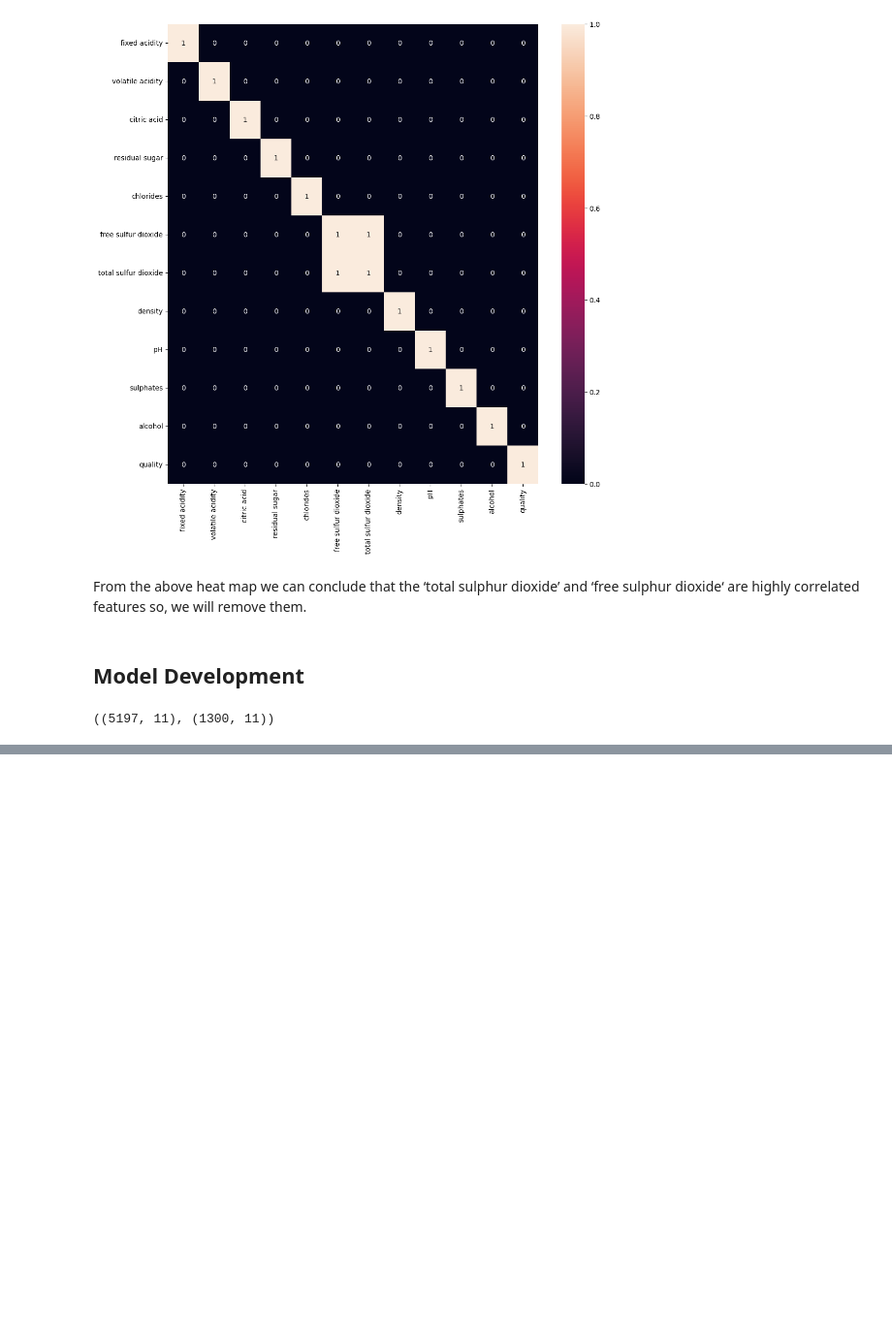
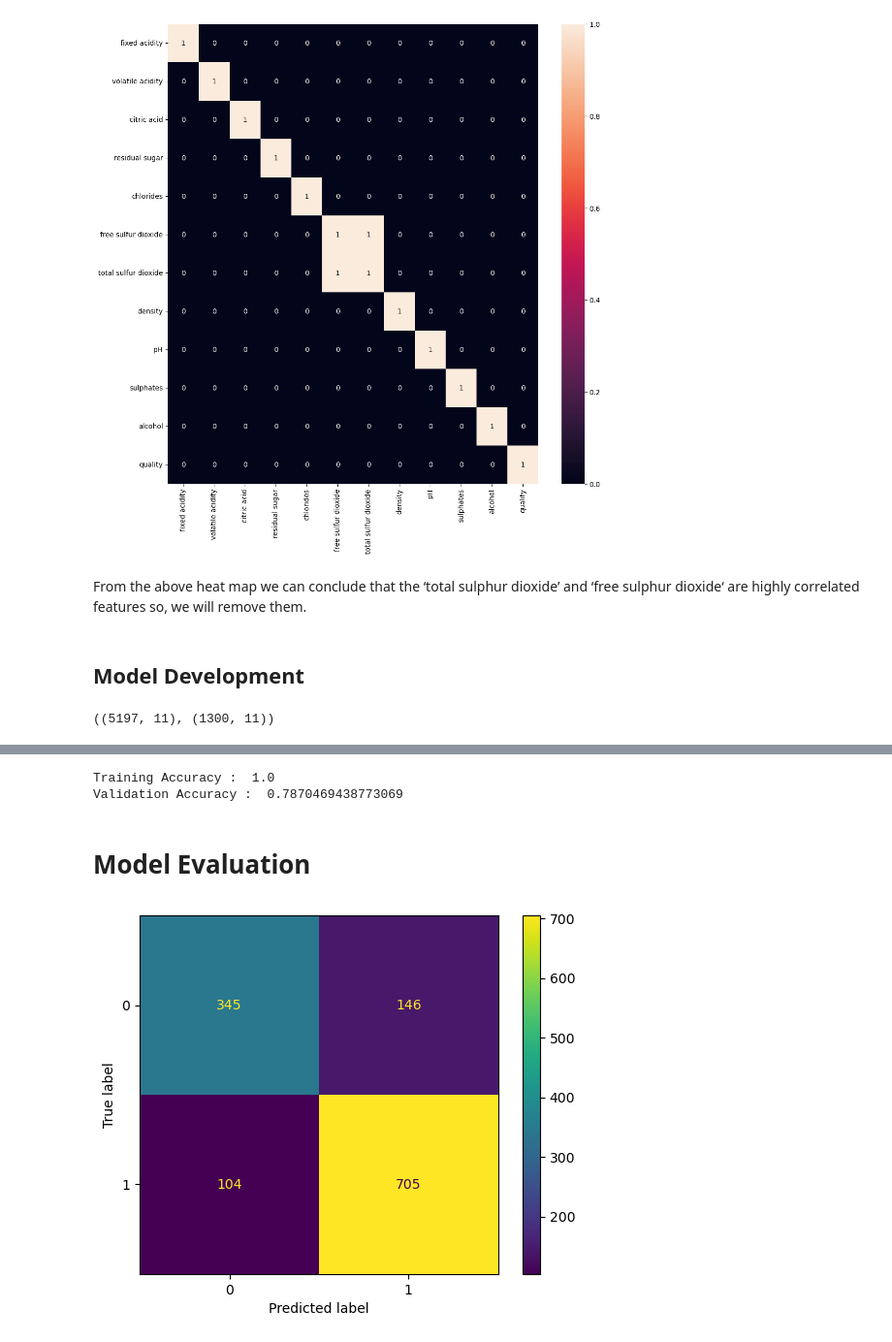
Before and after one commit to modwedar/machine-learning-portfolio, a Jupyter notebook: Courses/wine_quality_prediction.ipynb, the cells around one changed output, grey strips where cells are left out. Shown at 97% size. Cells and saved outputs as stored; diff of their text form; code cells hidden in the pictures; blank space fills up the shorter version.

Commit message:
End Wine Quality Prediction

```diff
--- a/Courses/wine_quality_prediction.ipynb
+++ b/Courses/wine_quality_prediction.ipynb
@@ -154,0 +201,24 @@ x_train.shape, x_test.shape
+# %%
+from sklearn.model_selection import RandomizedSearchCV
+
+# Define parameter space
+param_dist = {
+    'n_estimators': range(100, 1000, 100),
+    'max_depth': range(3, 16),
+    'learning_rate': [0.001, 0.01, 0.1, 0.3],
+    'subsample': [0.5, 0.7, 0.9],
+    'min_child_weight': [ 1, 3, 5, 7 ],
+    'colsample_bytree': [0.3, 0.4, 0.5 , 0.7],
+    'gamma': [0.0, 0.1, 0.2 , 0.3, 0.4]
+}
+
+# Define objective function
+scoring = 'roc_auc'
+
+# Define XGBoost model
+
+# Run Random Search algorithm
+random_search = RandomizedSearchCV(
+    models[1], param_distributions=param_dist, n_iter=10, cv=5, scoring=scoring, verbose=2, n_jobs=-1
+)
+random_search.fit(x_train, y_train)
@@ -154,0 +244,4 @@ x_train.shape, x_test.shape
+# %%
+# Get best hyperparameters and model
+best_model = random_search.best_estimator_
+best_params = random_search.best_params_
@@ -154,0 +258,16 @@ x_train.shape, x_test.shape
+# %%
+xgb = XGBClassifier(**best_params)
+# %%
+xgb.fit(x_train, y_train)
+print('Training Accuracy : ', metrics.roc_auc_score(y_train, xgb.predict(x_train)))
+print('Validation Accuracy : ', metrics.roc_auc_score(y_test, xgb.predict(x_test)))
+# %% [output]
+Training Accuracy :  1.0
+Validation Accuracy :  0.7870469438773069
+# %% [markdown]
+# Model Evaluation
+# %%
+metrics.plot_confusion_matrix(xgb, x_test, y_test)
+plt.show()
+# %% [output]
+[figure, added]
```
Also changed, not shown: parts of 5 cells of this notebook.
